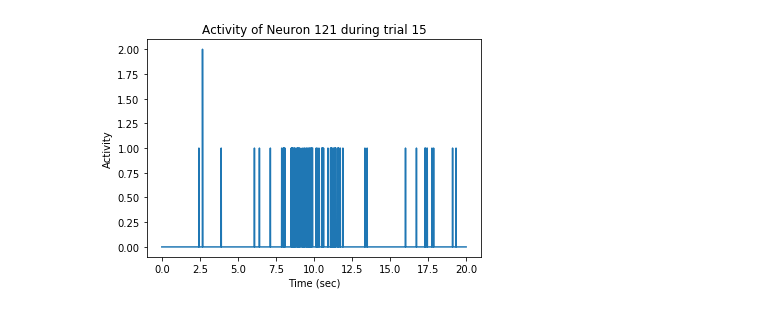
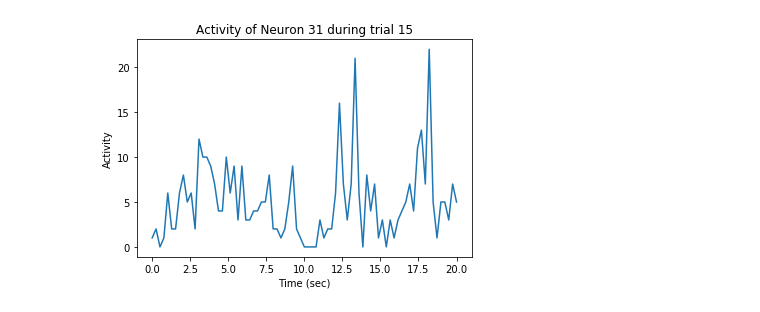
Before and after one commit to tbslv/np_pipeline, a Jupyter notebook: exploratory_data_analysis.ipynb, the cells around one changed output. Drawn from its saved outputs; the diff is of its cells as text; code cells hidden in the pictures.

```diff
--- a/exploratory_data_analysis.ipynb
+++ b/exploratory_data_analysis.ipynb
@@ -22,6 +11,0 @@ dataframe = pd.read_pickle(os.path.join(wd,'vpl_block_df_20190628.pkl'))
-# %%
-expID = '002_'
-sweep_Id = 0.0
-
-selection_tmp = dataframe[(dataframe['expID'] == expID)& (dataframe['sweep_Id'] == sweep_Id)]
-data = get_all_data(blk2,selection_tmp,raster=True,timestamps=False,spikes=False,aisignal=False)
@@ -28,6 +87,6 @@ data = get_all_data(blk2,selection_tmp,raster=True,timestamps=False,spikes=False
 # %%
-neurons_num = len(data[0])
-trials_num = 20
+neurons_num = int(len(data[0])/len(data_tot))
+trials_num = 25
 signal_len = int(selection_tmp['sweeplength'][0]*30000)
 time = np.linspace(0, 20, signal_len)
 
@@ -35,7 +94,7 @@ time = np.linspace(0, 20, signal_len)
 
 # bin data
 
-binsize= 0.01*30000
+binsize= 0.250*30000
 bins = np.arange(0,signal_len,binsize)
 time_bin = np.linspace(0, 20, bins.size-1)
 dat = np.zeros((neurons_num,trials_num,bins.size-1))
@@ -46,5 +109,7 @@ Data Dimensions are: 359 x 20 x 2199
 # %%
-for clu in range(neurons_num):
+data = data_tot[10]
+
+for clu in range(int(neurons_num)):
     clu = int(clu)
     for tr in range(trials_num):
         tr = int(tr)
@@ -71,14 +157,14 @@ time.shape
 # %%
-neuron = 120
+neuron = 30
 trial = 14
 signal1 = dat[neuron, trial, :]
 plt.plot(time_bin, signal1)
 plt.title('Activity of Neuron ' + str(neuron + 1) + ' during trial ' + str(trial + 1))
 plt.xlabel('Time (sec)')
 plt.ylabel('Activity')
 plt.show()
 # %% [output]
-[figure, old version]
+[figure, new version]
 # %%
 # Create a Signal Matrix where each signal is put into a column
 signals_all = np.zeros([bins.size-1, trials_num*neurons_num])
```
Also changed, not shown: parts of 23 cells of this notebook, 32 other files.
